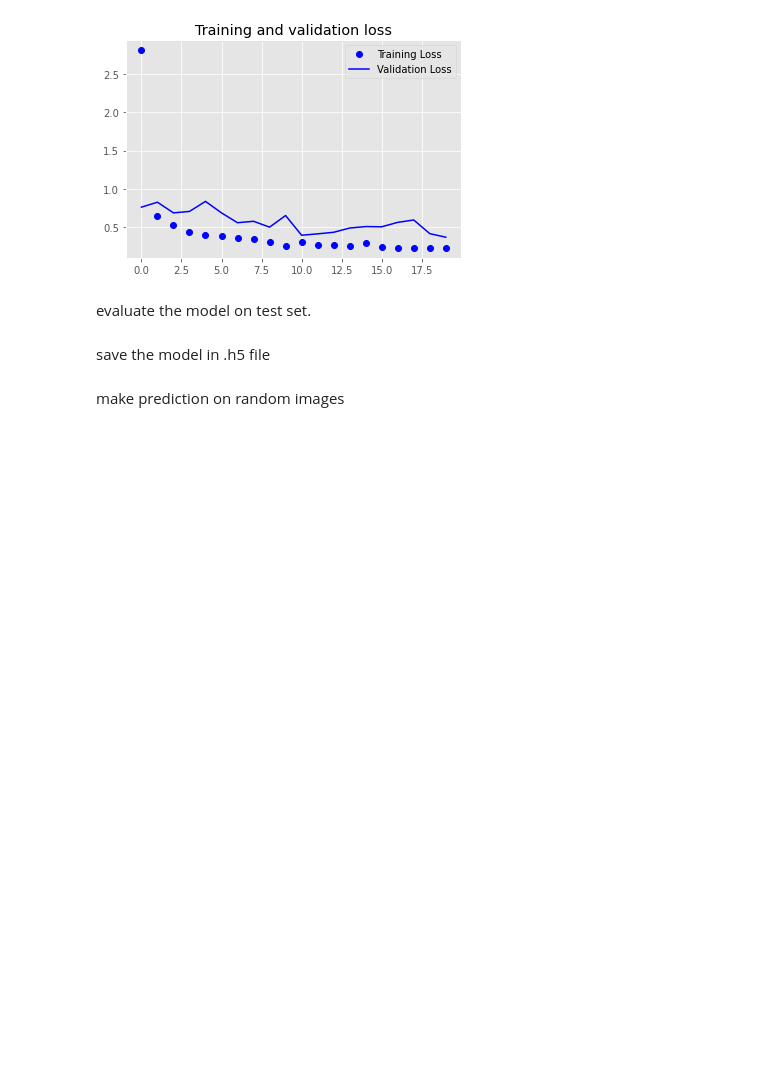
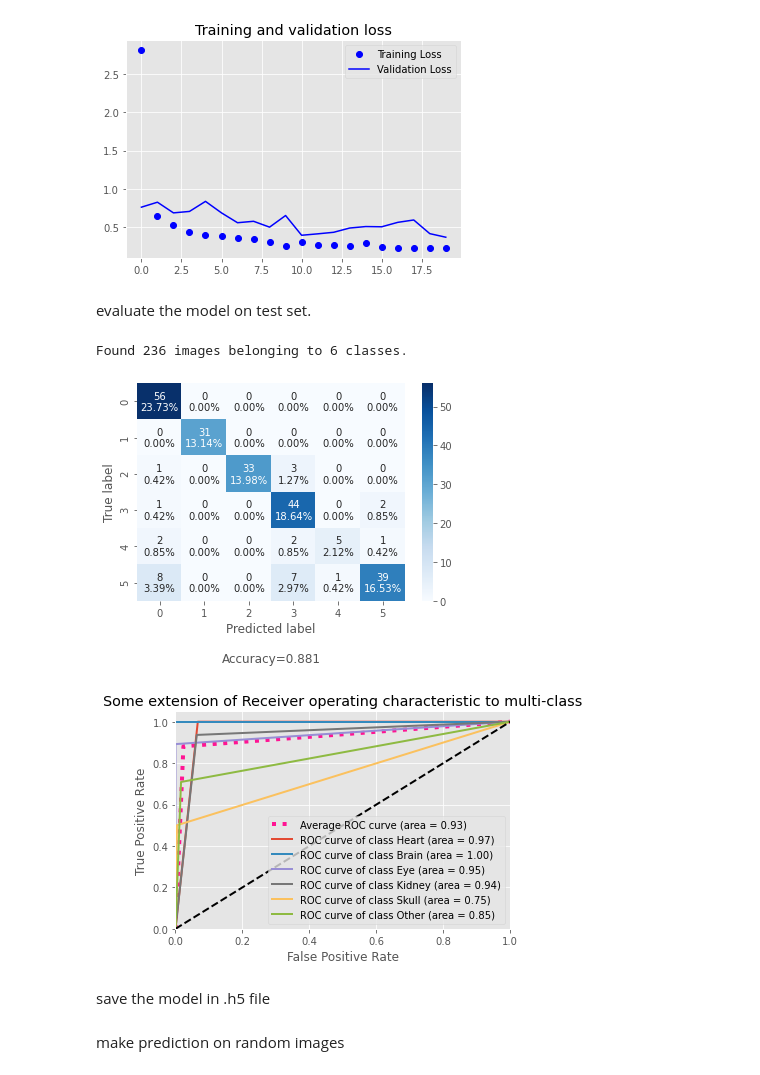
Before and after one commit to nipdep/human_organs_image_classifiaction, a Jupyter notebook: src/models/tl_mobileNet.ipynb, the cells around one changed output. Cells and saved outputs as stored; diff of their text form; code cells hidden in the pictures; blank space fills up the shorter version.

```diff
--- a/src/models/tl_mobileNet.ipynb
+++ b/src/models/tl_mobileNet.ipynb
@@ -203,11 +203,20 @@ Launching TensorBoard...
 # %% [markdown]
 evaluate the model on test set.
 # %%
+model_path = '../../h5_files/models/20200816005012mobileNet_v2_transfer_learn.h5'
+model_weight_path = '../../h5_files/weights/20200816005012mobileNet_v2_transfer_learn.h5'
+
+model = load_model(model_path)
+model.load_weights(model_weight_path)
 y_pred,y_test = test_eval(model,classes)
 plot_confusion_metrix(y_test,y_pred,classes)
 ROC_classes(6,y_test,y_pred,classes)
+# %% [output]
+Found 236 images belonging to 6 classes.
+[figure, added]
+[figure, added]
 # %% [markdown]
-save the model in .h5 file
+ save the model in .h5 file
 # %%
 model_path,model_weight_path = save(model,datetime.now().strftime("%Y%m%d%H%M%S")+model_name+'.h5')
 # %% [markdown]
```
Also changed, not shown: parts of 4 cells of this notebook, 3 other files.
